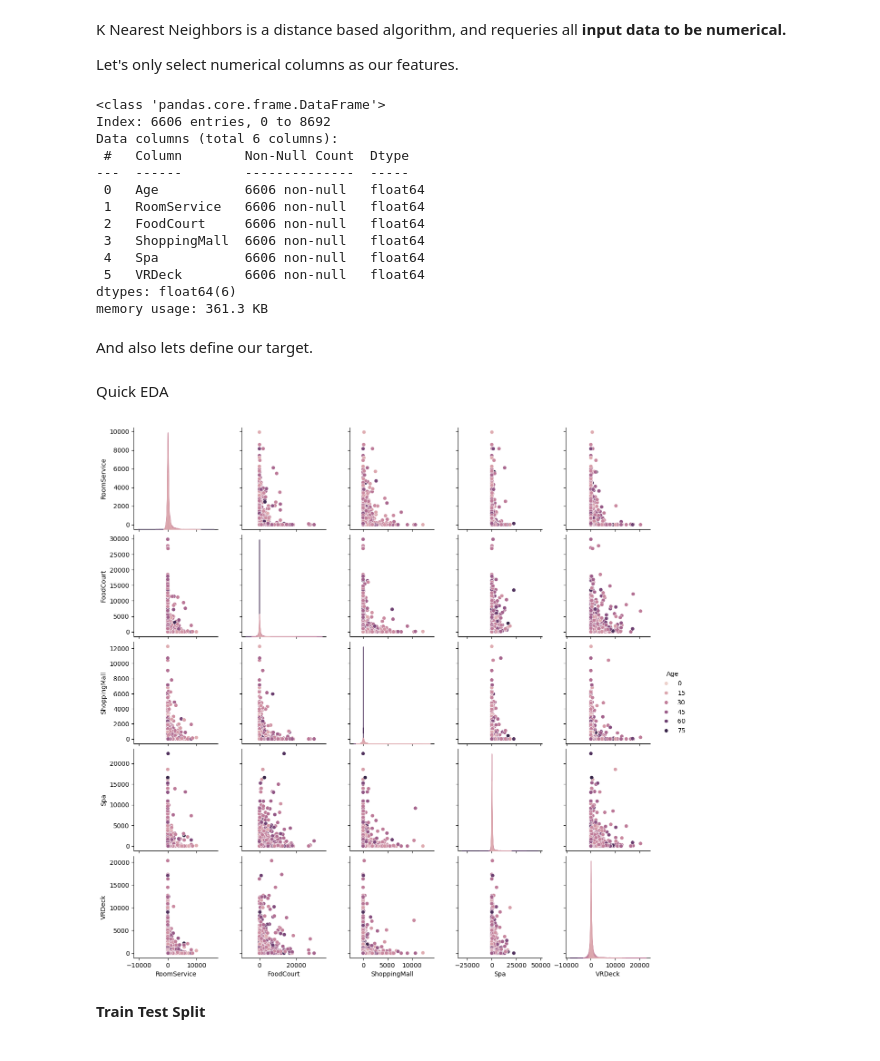
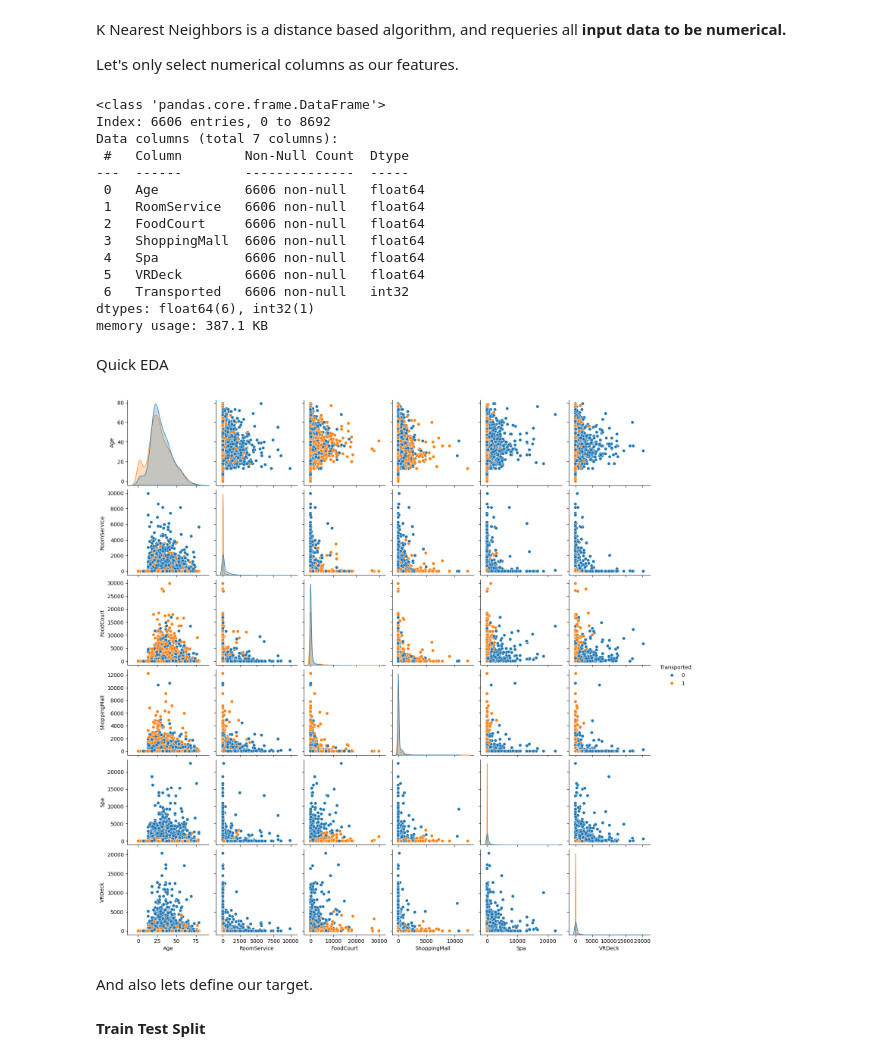
Before and after one commit to data-bootcamp-v4/lab-intro-to-ml, a Jupyter notebook: lab-intro_to_ml_Gian_Romano.ipynb, the cells around one changed output. Drawn from its saved outputs; the diff is of its cells as text; code cells hidden in the pictures.

Commit message:
lab from week 7 day 1-2 Data Analytics Bootcamp

```diff
--- a/lab-intro_to_ml_Gian_Romano.ipynb
+++ b/lab-intro_to_ml_Gian_Romano.ipynb
@@ -150,3 +151,5 @@ VRDeck          0
 Name            0
 Transported     0
 dtype: int64
+# %%
+spaceship_cleaned.loc[:, 'Transported'] = spaceship_cleaned['Transported'].astype(int)
@@ -192,7 +186,7 @@ numerical_cleaned_spaceship.info()
 # %% [output]
 <class 'pandas.core.frame.DataFrame'>
 Index: 6606 entries, 0 to 8692
-Data columns (total 6 columns):
+Data columns (total 7 columns):
  #   Column        Non-Null Count  Dtype
 ---  ------        --------------  -----
  0   Age           6606 non-null   float64
@@ -201,8 +195,16 @@ Data columns (total 6 columns):
  3   ShoppingMall  6606 non-null   float64
  4   Spa           6606 non-null   float64
  5   VRDeck        6606 non-null   float64
-dtypes: float64(6)
-memory usage: 361.3 KB
+ 6   Transported   6606 non-null   int32
+dtypes: float64(6), int32(1)
+memory usage: 387.1 KB
+# %% [markdown]
+Quick EDA
+# %%
+sns.pairplot(numerical_cleaned_spaceship, hue="Transported")
+plt.show()
+# %% [output]
+[figure, added]
 # %% [markdown]
 And also lets define our target.
 # %%
@@ -212,10 +214,3 @@ y = numerical_cleaned_spaceship['Age']
-# %% [markdown]
-Quick EDA
-# %%
-sns.pairplot(numerical_cleaned_spaceship, hue="Age")
-plt.show()
-# %% [output]
-[figure, removed]
 # %% [markdown]
 **Train Test Split**
 # %% [markdown]
```
Also changed, not shown: parts of 18 cells of this notebook.
